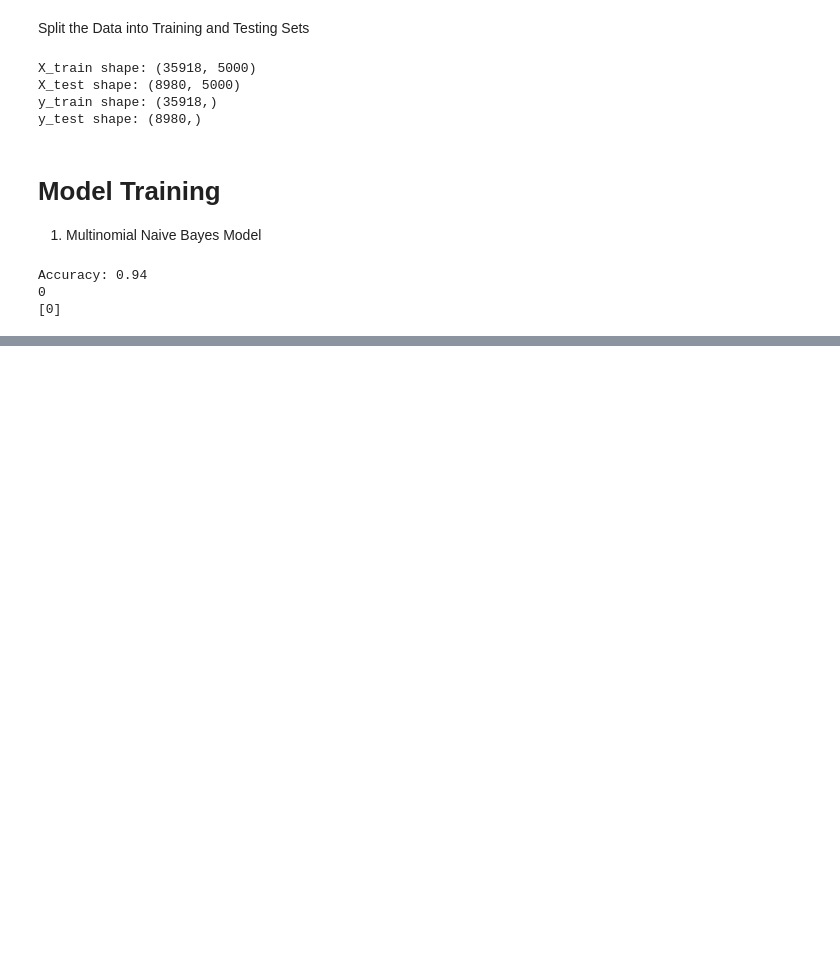
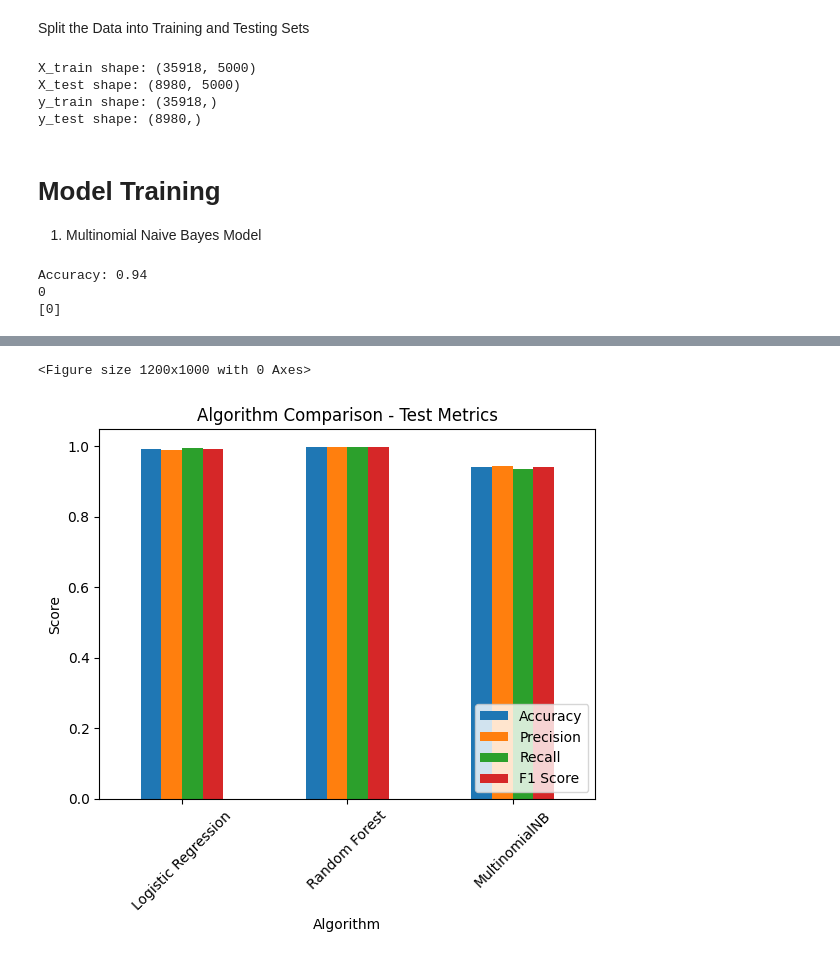
Before and after one commit to TudorMurariu/Masters-of-High-Performance-Computing-and-Big-Data-Analytics, a Jupyter notebook: an2/Sem2/Cercetare/Reserch/reserch.ipynb, the cells around one changed output, grey strips where cells are left out. Saved outputs shown, nothing was run; the diff lists cells and outputs as text; code cells hidden in the pictures; blank space fills up the shorter version.

```diff
--- a/an2/Sem2/Cercetare/Reserch/reserch.ipynb
+++ b/an2/Sem2/Cercetare/Reserch/reserch.ipynb
@@ -113,0 +239,14 @@ Accuracy: 0.94
+# %%
+
+from sklearn.metrics import precision_score, recall_score, f1_score
+
+# Testing and evaluating Logistic Regression
+lr_test_predictions = logistic_regression.predict(X_test)
+lr_test_precision = precision_score(y_test, lr_test_predictions)
+lr_test_recall = recall_score(y_test, lr_test_predictions)
+lr_test_f1 = f1_score(y_test, lr_test_predictions)
+
+# Print precision, recall, and F1 score for Logistic Regression
+print("Logistic Regression Test Precision:", lr_test_precision)
+print("Logistic Regression Test Recall:", lr_test_recall)
+print("Logistic Regression Test F1 Score:", lr_test_f1)
@@ -113,0 +322,22 @@ Accuracy: 0.94
+# %%
+results_df = pd.DataFrame({
+    'Algorithm': algorithms,
+    'Accuracy': accuracies,
+    'Precision': precisions,
+    'Recall': recalls,
+    'F1 Score': f1_scores
+})
+
+results_df.set_index('Algorithm', inplace=True)
+
+plt.figure(figsize=(12, 10))
+results_df.plot(kind='bar', stacked=False)
+plt.xlabel('Algorithm')
+plt.ylabel('Score')
+plt.title('Algorithm Comparison - Test Metrics')
+plt.xticks(rotation=45)
+plt.legend(loc='lower right')
+plt.show()
+# %% [output]
+<Figure size 1200x1000 with 0 Axes>
+[figure, added]
```
Also changed, not shown: parts of 14 cells of this notebook.
